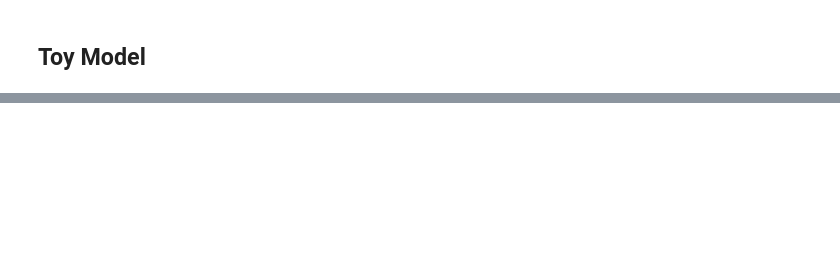
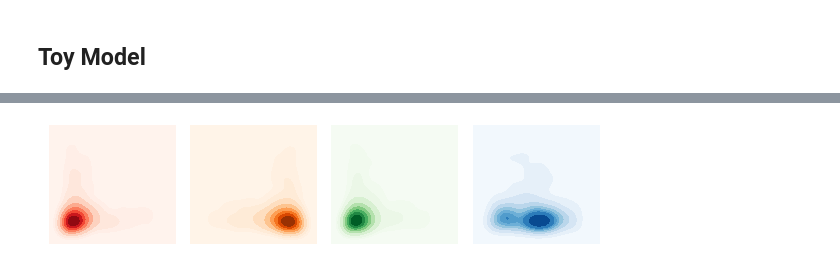
Before and after one commit to cjmerzbacher/bayesopt-dynamic-pathways, a Jupyter notebook: toy_model/toy_model.ipynb, the cells around one changed output, grey strips where cells are left out. Drawn from its saved outputs; the diff is of its cells as text; code cells hidden in the pictures; blank space fills up the shorter version.

```diff
--- a/toy_model/toy_model.ipynb
+++ b/toy_model/toy_model.ipynb
@@ -140,0 +149,25 @@ fig.savefig('landscapes.png', dpi=300)
+# %%
+fig, axs = plt.subplots(1,4,figsize=(8, 2))
+landscapes = [nc_landscape, ur_landscape, da_landscape, dc_landscape]
+colors = ['Reds','Oranges','Greens', 'Blues']
+singlecolors = ['red', 'orange', 'green', 'blue']
+xs = ['k1', 'k1', 'k1', 'k1']
+ys = ['k2', 'k2', 'k2', 'k2']
+
+for i in range(4):
+    landscape = landscapes[i]
+    ax = axs[i]
+    sns.kdeplot(data=landscape, x=xs[i], y =ys[i], cmap=colors[i], shade=True, thresh=0, ax=ax)
+    ax.set_xticklabels('')
+    ax.set_yticklabels('')
+    ax.set_xticks([])
+    ax.set_yticks([])
+    ax.set_xlabel(None)
+    ax.set_ylabel(None)
+    for spine in ax.spines.values():
+        spine.set_edgecolor(None)
+
+fig.tight_layout()
+fig.savefig('landscapes.png', dpi=300)
+# %% [output]
+[figure, added]
```
Also changed, not shown: parts of 2 cells of this notebook, 15 other files.
